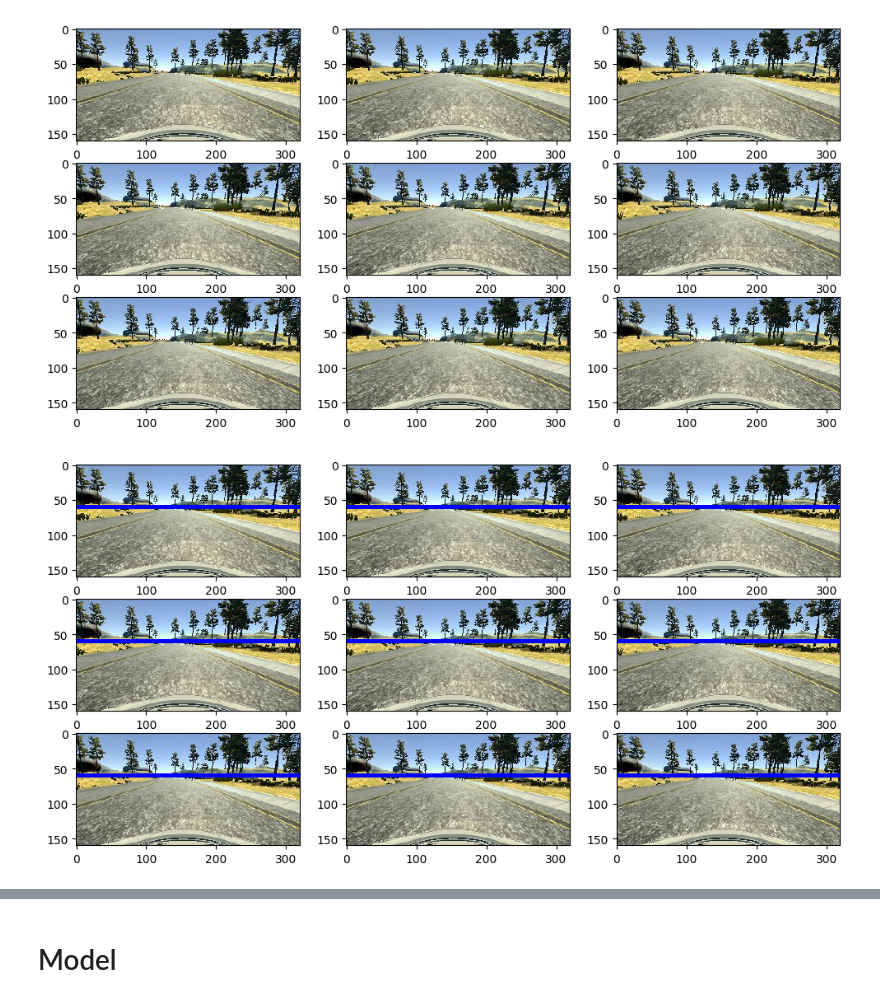
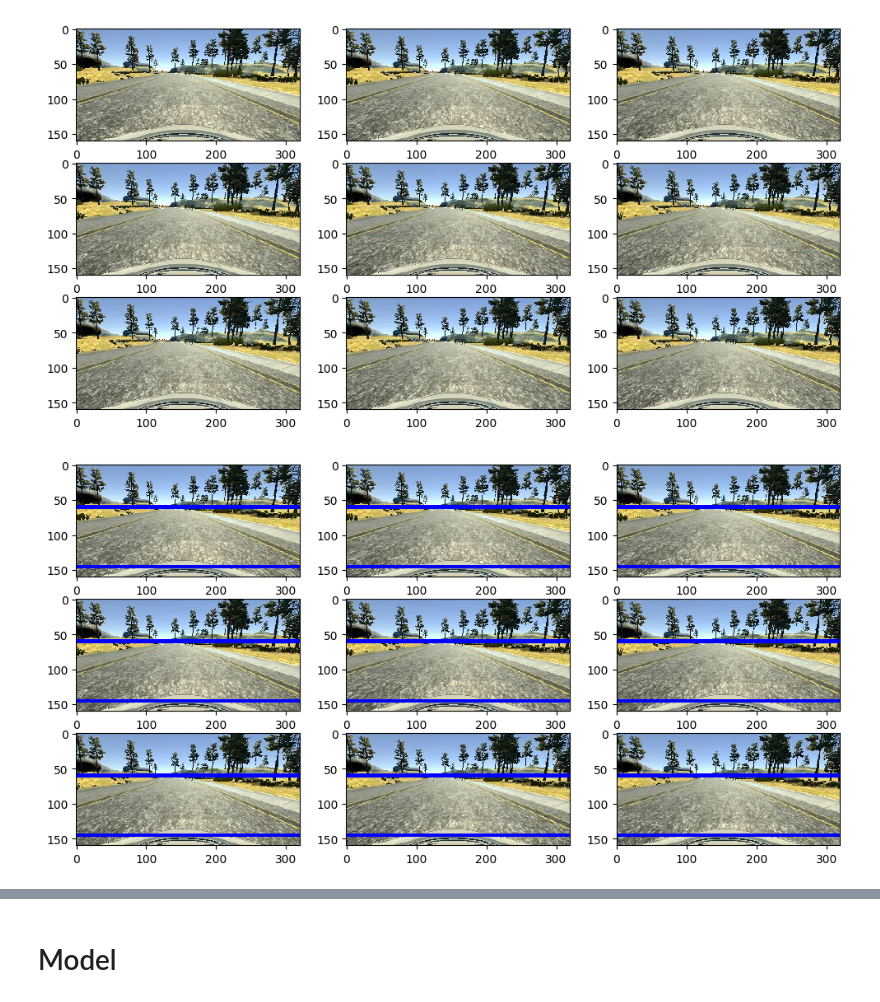
Before and after one commit to sourav-behera/self-driving-car, a Jupyter notebook: src/test1.ipynb, the cells around one changed output, grey strips where cells are left out. Drawn from its saved outputs; the diff is of its cells as text; code cells hidden in the pictures.

```diff
--- a/src/test1.ipynb
+++ b/src/test1.ipynb
@@ -6,8 +8,9 @@ import os
 # %% [markdown]
 # EDA
 # %%
-data = pd.read_csv('../../data/data.csv', names=['center', 'left', 'right', 'steering', 'throttle', 'brake', 'speed'])
-data.head()
+data_training = pd.read_csv('../../data/data.csv', names=['center', 'left', 'right', 'steering', 'throttle', 'brake', 'speed'])
+data_validation = pd.read_csv('../../data/data.csv', names=['center', 'left', 'right', 'steering', 'throttle', 'brake', 'speed'])
+data_training.head()
 # %% [output]
 |  | center | left | right | steering | throttle | brake | speed |
 | 0 | /mnt/HDD/Programs/Python/SelfDriv... | /mnt/HDD/Programs/Python/SelfDriv... | /mnt/HDD/Programs/Python/SelfDriv... | 0.0 | 0.0 | 0 | 3.661163 |
@@ -16,7 +19,7 @@ data.head()
 | 3 | /mnt/HDD/Programs/Python/SelfDriv... | /mnt/HDD/Programs/Python/SelfDriv... | /mnt/HDD/Programs/Python/SelfDriv... | 0.0 | 0.0 | 0 | 3.566399 |
 | 4 | /mnt/HDD/Programs/Python/SelfDriv... | /mnt/HDD/Programs/Python/SelfDriv... | /mnt/HDD/Programs/Python/SelfDriv... | 0.0 | 0.0 | 0 | 3.530607 |
 # %%
-images_center = data['center']
+images_center = data_training['center']
 images_center = [cv.imread(img_path) for img_path in images_center]
 images_center = [cv.cvtColor(img, cv.COLOR_BGR2RGB) for img in images_center]
 # %%
@@ -45,17 +48,18 @@ plt.show()
 # %%
 w = 320
 h = 160
 
 fig = plt.figure(figsize=(12, 6))
 columns = 3
 rows = 3
 
 for i in range(1, columns*rows +1):
     ax = fig.add_subplot(rows, columns, i)
     img = images_center[i]
     img = cv.line(img, (0, 60), (320, 60), (0, 0, 255), 4)
+    img = cv.line(img, (0, 145), (320, 145), (0, 0, 255), 4)
     plt.imshow(img, interpolation='nearest')
 plt.show()
 # %% [output]
-[figure, old version]
+[figure, new version]
 # %%
```
Also changed, not shown: parts of 16 cells of this notebook, 2 other files.
